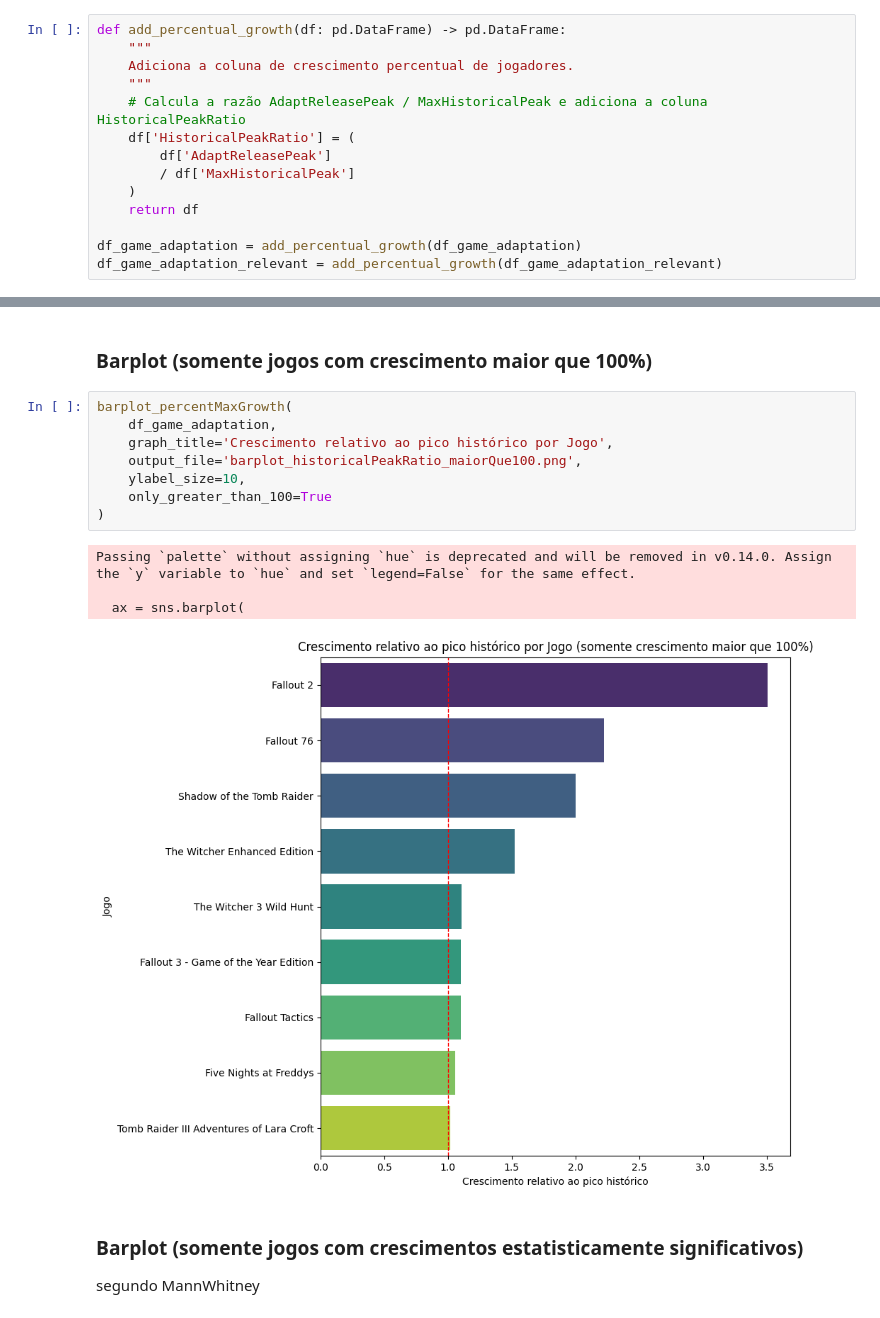
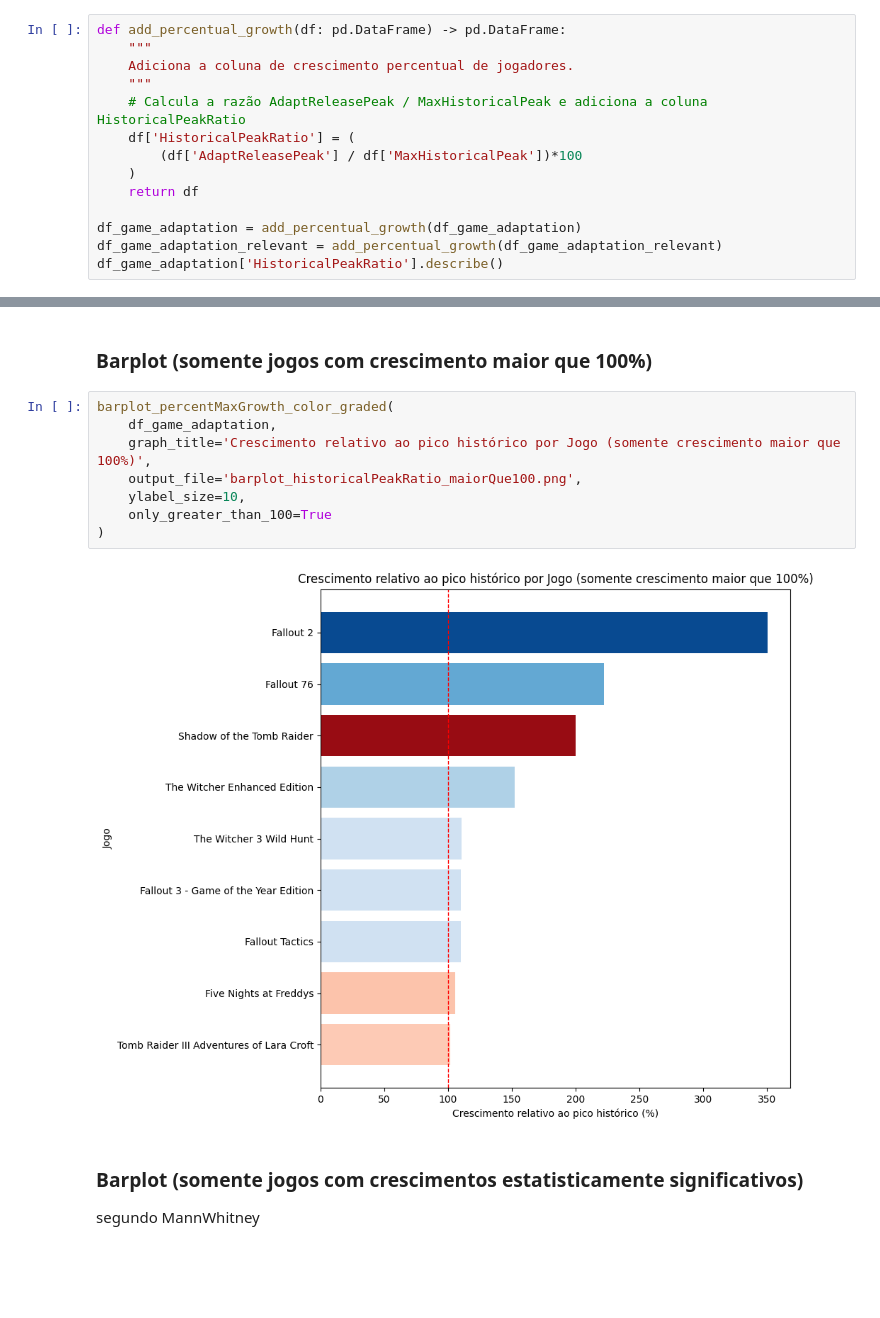
Before and after one commit to LuizWillner/GameAnalyticsDataAnalysis, a Jupyter notebook: percent_of_maximum_growth.ipynb, the cells around one changed output, grey strips where cells are left out. Cells and saved outputs as stored; diff of their text form; blank space fills up the shorter version.

Commit message:
barplot de crescimento no lançamento e color grading separado por filme e série nos peak histórico

```diff
--- a/percent_of_maximum_growth.ipynb
+++ b/percent_of_maximum_growth.ipynb
@@ -73,10 +73,10 @@ def add_percentual_growth(df: pd.DataFrame) -> pd.DataFrame:
     """
     # Calcula a razão AdaptReleasePeak / MaxHistoricalPeak e adiciona a coluna HistoricalPeakRatio
     df['HistoricalPeakRatio'] = (
-        df['AdaptReleasePeak']
-        / df['MaxHistoricalPeak']
+        (df['AdaptReleasePeak'] / df['MaxHistoricalPeak'])*100
     )
     return df
 
 df_game_adaptation = add_percentual_growth(df_game_adaptation)
 df_game_adaptation_relevant = add_percentual_growth(df_game_adaptation_relevant)
+df_game_adaptation['HistoricalPeakRatio'].describe()
@@ -150,18 +271,15 @@ Passing `palette` without assigning `hue` is deprecated and will be removed in v
 # %% [markdown]
 ### Barplot (somente jogos com crescimento maior que 100%)
 # %%
-barplot_percentMaxGrowth(
+barplot_percentMaxGrowth_color_graded(
     df_game_adaptation,
-    graph_title='Crescimento relativo ao pico histórico por Jogo',
+    graph_title='Crescimento relativo ao pico histórico por Jogo (somente crescimento maior que 100%)',
     output_file='barplot_historicalPeakRatio_maiorQue100.png',
     ylabel_size=10,
     only_greater_than_100=True
 )
 # %% [output]
-Passing `palette` without assigning `hue` is deprecated and will be removed in v0.14.0. Assign the `y` variable to `hue` and set `legend=False` for the same effect.
-
-  ax = sns.barplot(
-[figure, old version]
+[figure, new version]
 # %% [markdown]
 ### Barplot (somente jogos com crescimentos estatisticamente significativos)
 segundo MannWhitney
```
Also changed, not shown: parts of 18 cells of this notebook, 9 other files.
